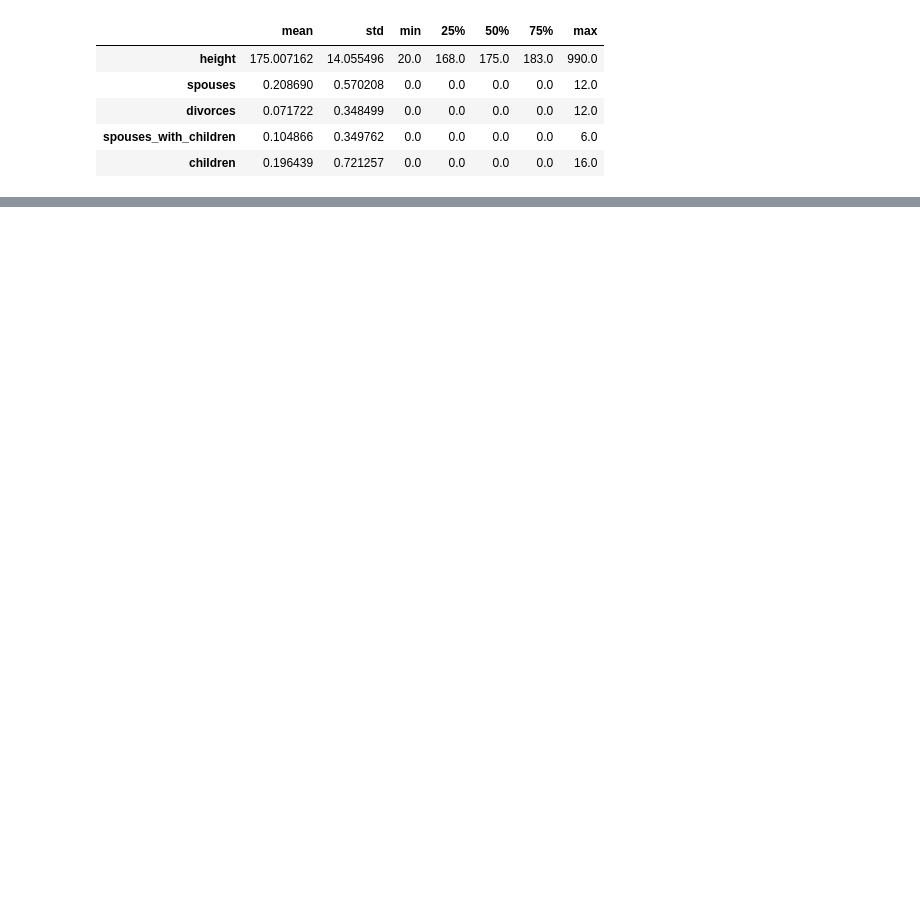
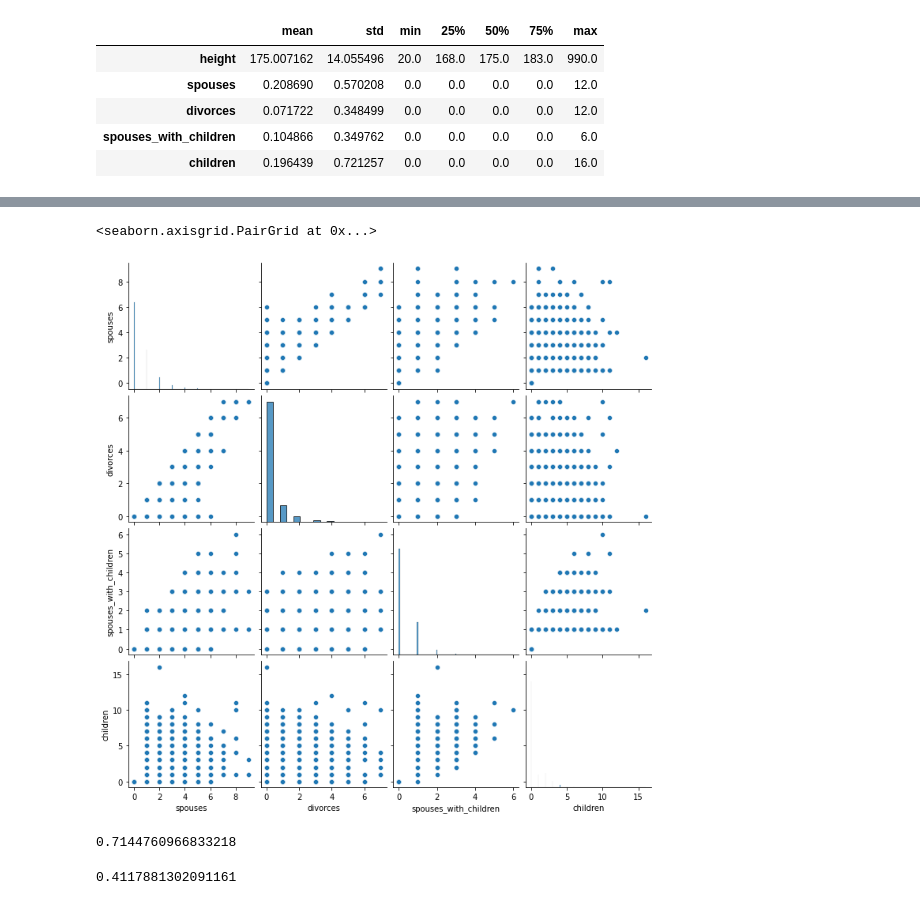
Before and after one commit to vsmaxim/data-analysis-2021, a Jupyter notebook: 01-exploration-names.ipynb, the cells around one changed output, grey strips where cells are left out. Cells and saved outputs as stored; diff of their text form; code cells hidden in the pictures; blank space fills up the shorter version.

```diff
--- a/01-exploration-names.ipynb
+++ b/01-exploration-names.ipynb
@@ -35,0 +53,15 @@ names_df[names_df["spouses"] == 12]
+# %%
+# Матрица графиков рассеивания
+
+sns.pairplot(df_filtered[["spouses", "divorces", "spouses_with_children", "children"]])
+# %% [output]
+<seaborn.axisgrid.PairGrid at 0x...>
+[figure, added]
+# %%
+np.corrcoef(df_filtered["spouses"], df_filtered["spouses_with_children"])[0, 1]
+# %% [output]
+0.7144760966833218
+# %%
+np.corrcoef(df_filtered["children"], df_filtered["divorces"])[0, 1]
+# %% [output]
+0.4117881302091161
```
Also changed, not shown: parts of 6 cells of this notebook, 1 other file.
